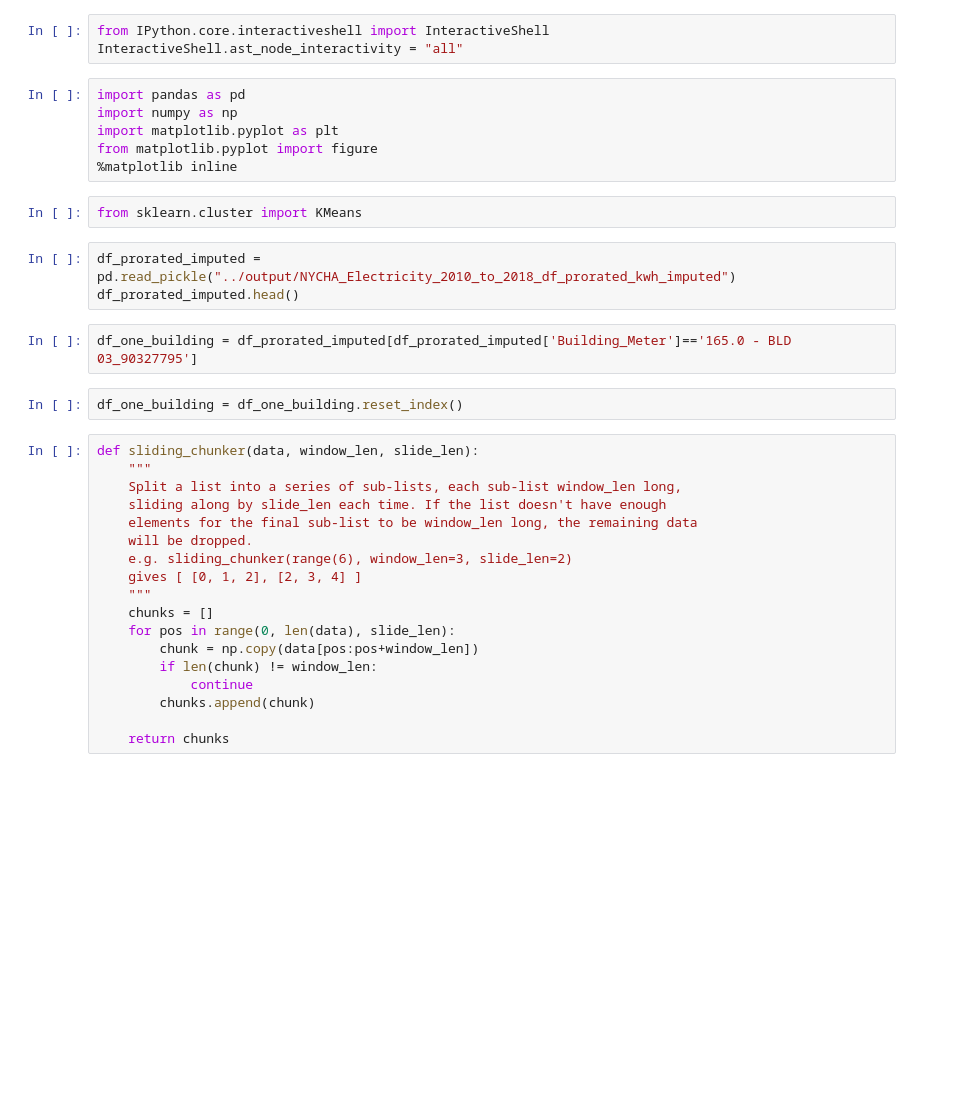
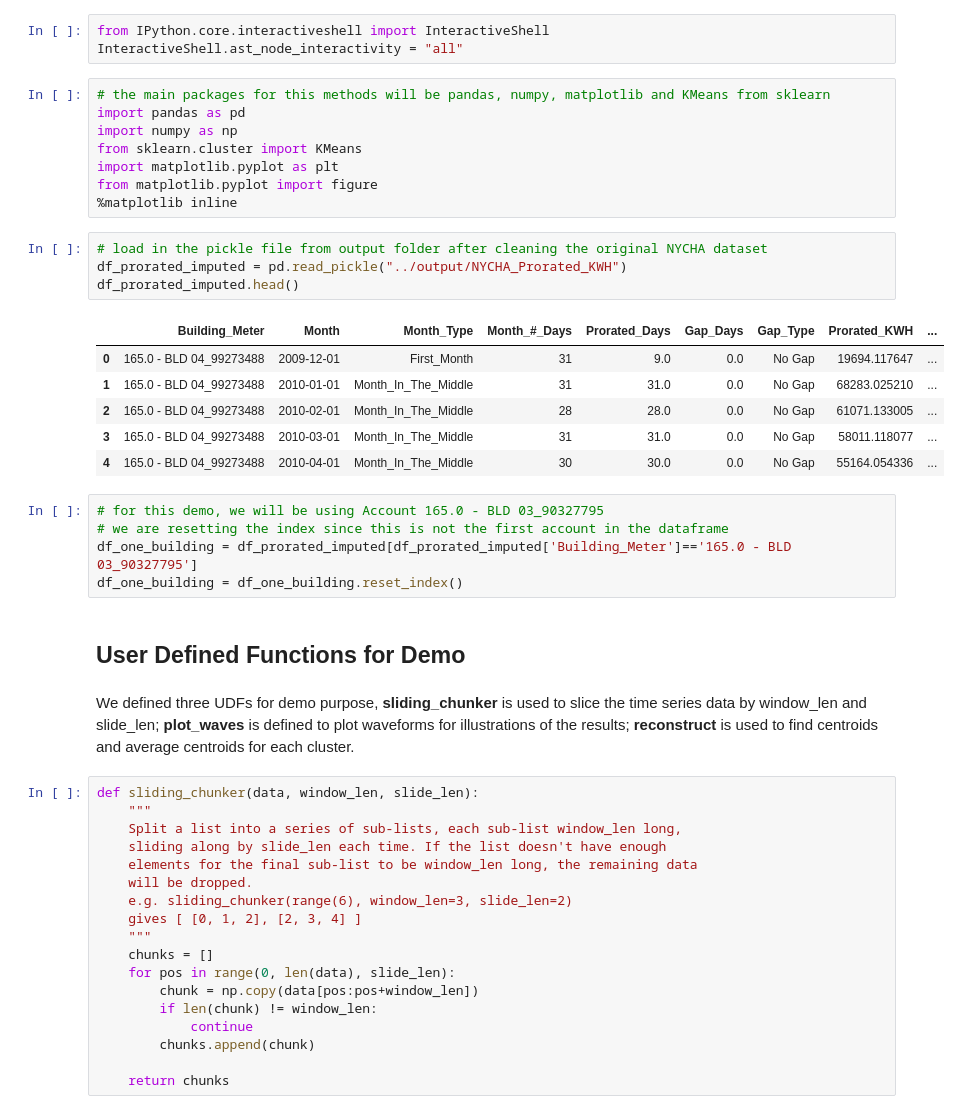
Before and after one commit to jasonfeiwang/Anomaly-Detectors, a Jupyter notebook: src/Clustering_Demo.ipynb, the cells around one changed output. Drawn from its saved outputs; the diff is of its cells as text; blank space fills up the shorter version.

Commit message:
finalized clustering notebooks

```diff
--- a/src/Clustering_Demo.ipynb
+++ b/src/Clustering_Demo.ipynb
@@ -2,20 +11,33 @@
 from IPython.core.interactiveshell import InteractiveShell
 InteractiveShell.ast_node_interactivity = "all"
 # %%
+# the main packages for this methods will be pandas, numpy, matplotlib and KMeans from sklearn
 import pandas as pd
 import numpy as np
+from sklearn.cluster import KMeans
 import matplotlib.pyplot as plt
 from matplotlib.pyplot import figure
 %matplotlib inline
-# %%
-from sklearn.cluster import KMeans
-# %%
-df_prorated_imputed = pd.read_pickle("../output/NYCHA_Electricity_2010_to_2018_df_prorated_kwh_imputed")
-df_prorated_imputed.head()
-# %%
-df_one_building = df_prorated_imputed[df_prorated_imputed['Building_Meter']=='165.0 - BLD 03_90327795']
-# %%
-df_one_building = df_one_building.reset_index()
+# %%
+# load in the pickle file from output folder after cleaning the original NYCHA dataset
+df_prorated_imputed = pd.read_pickle("../output/NYCHA_Prorated_KWH")
+df_prorated_imputed.head()
+# %% [output]
+|  | Building_Meter | Month | Month_Type | Month_#_Days | Prorated_Days | Gap_Days | Gap_Type | Prorated_KWH | ... |
+| 0 | 165.0 - BLD 04_99273488 | 2009-12-01 | First_Month | 31 | 9.0 | 0.0 | No Gap | 19694.117647 | ... |
+| 1 | 165.0 - BLD 04_99273488 | 2010-01-01 | Month_In_The_Middle | 31 | 31.0 | 0.0 | No Gap | 68283.025210 | ... |
+| 2 | 165.0 - BLD 04_99273488 | 2010-02-01 | Month_In_The_Middle | 28 | 28.0 | 0.0 | No Gap | 61071.133005 | ... |
+| 3 | 165.0 - BLD 04_99273488 | 2010-03-01 | Month_In_The_Middle | 31 | 31.0 | 0.0 | No Gap | 58011.118077 | ... |
+| 4 | 165.0 - BLD 04_99273488 | 2010-04-01 | Month_In_The_Middle | 30 | 30.0 | 0.0 | No Gap | 55164.054336 | ... |
+# %%
+# for this demo, we will be using Account 165.0 - BLD 03_90327795
+# we are resetting the index since this is not the first account in the dataframe
+df_one_building = df_prorated_imputed[df_prorated_imputed['Building_Meter']=='165.0 - BLD 03_90327795']
+df_one_building = df_one_building.reset_index()
+# %% [markdown]
+## User Defined Functions for Demo
+# %% [markdown]
+We defined three UDFs for demo purpose, **sliding_chunker** is used to slice the time series data by window_len and slide_len; **plot_waves** is defined to plot waveforms for illustrations of the results; **reconstruct** is used to find centroids and average centroids for each cluster.
 # %%
 def sliding_chunker(data, window_len, slide_len):
     """
```
Also changed, not shown: parts of 25 cells of this notebook, 1 other file.
